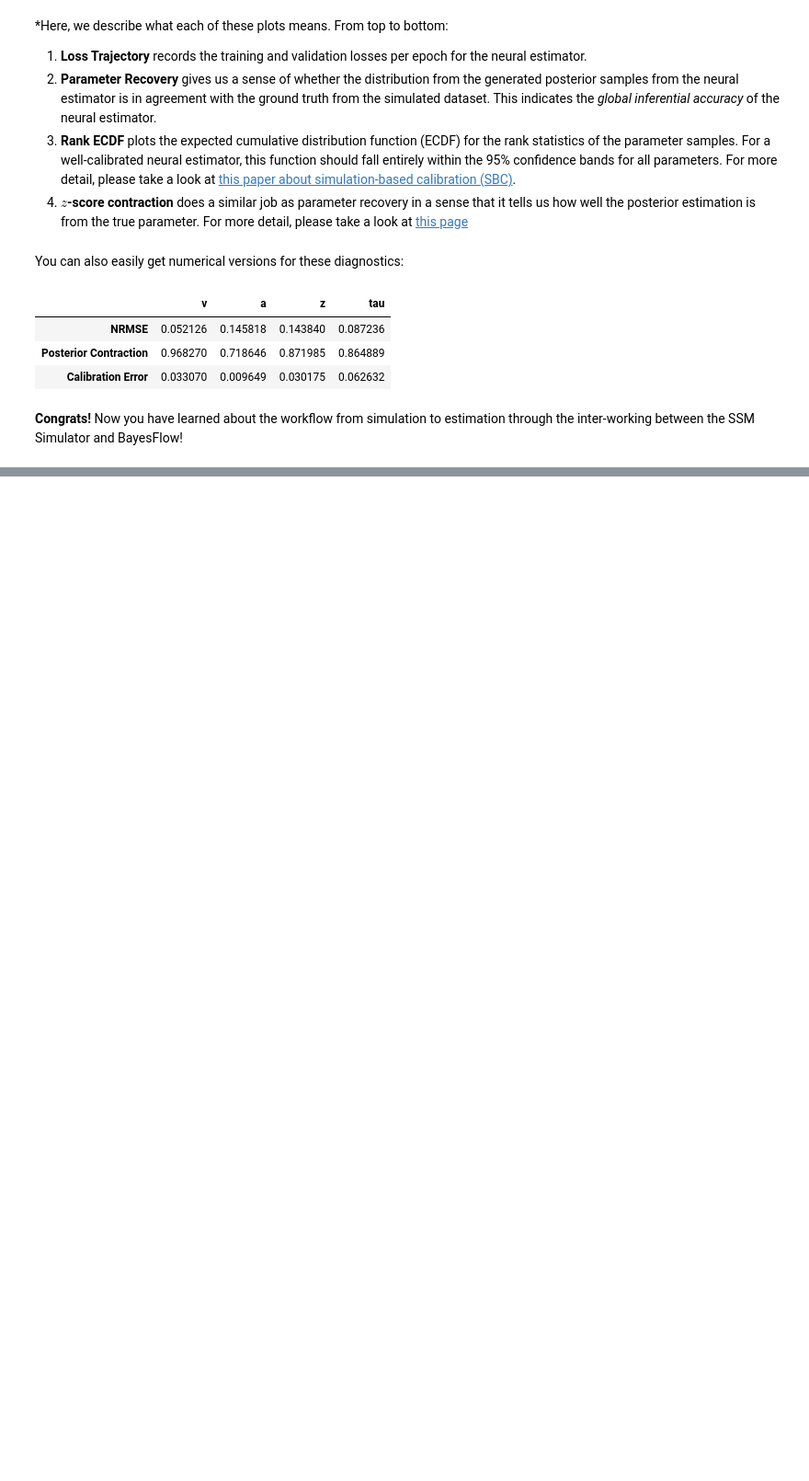
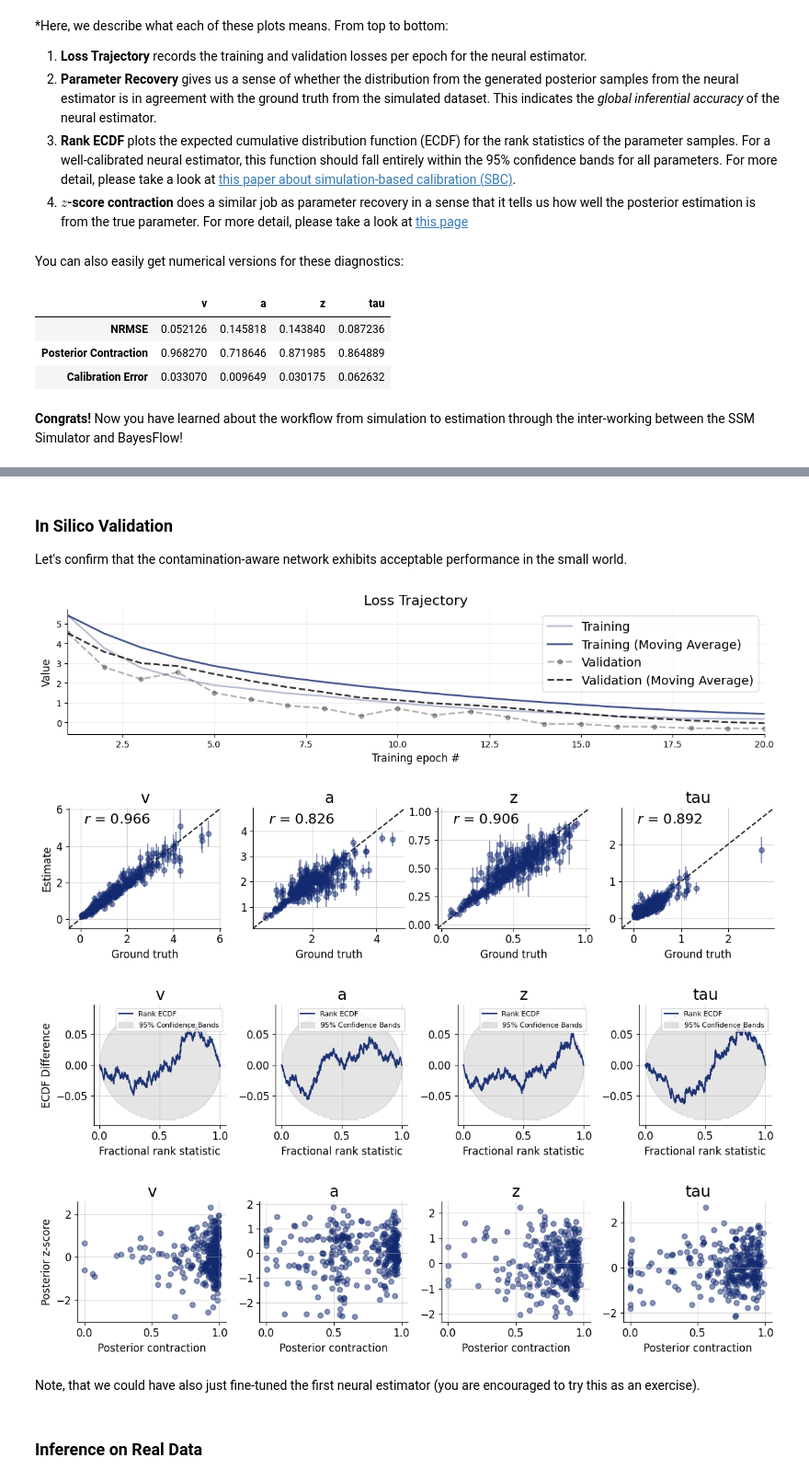
Before and after one commit to bayesflow-org/bayesflow_workshops, a Jupyter notebook: carney_comp_2025/notebooks/ssms_bayesflow.ipynb, the cells around one changed output, grey strips where cells are left out. Shown at 92% size. Saved outputs shown, nothing was run; the diff lists cells and outputs as text; code cells hidden in the pictures; blank space fills up the shorter version.

```diff
--- a/carney_comp_2025/notebooks/ssms_bayesflow.ipynb
+++ b/carney_comp_2025/notebooks/ssms_bayesflow.ipynb
@@ -368,0 +419,22 @@ simulator = bf.make_simulator([priors, extended_ddm_simulator])
+# %%
+# Use the same setup as above
+summary_net = bf.networks.SetTransformer(embed_dims=(32, 32), mlp_widths=(32, 32))
+inference_net = bf.networks.CouplingFlow(depth=2, transform="spline", permutation="orthogonal")
+
+# Package as a workflow
+workflow = bf.BasicWorkflow(
+    simulator=simulator,
+    adapter=adapter,
+    summary_network=summary_net,
+    inference_network=inference_net,
+    standardize=None
+)
+# %%
+contaminated_training_data = workflow.simulate(5000)
+# %%
+history = workflow.fit_offline(
+    data=contaminated_training_data,
+    epochs=20,
+    batch_size=32,
+    validation_data=contaminated_test_data
+)
@@ -368,0 +461,21 @@ simulator = bf.make_simulator([priors, extended_ddm_simulator])
+# %% [markdown]
+### In Silico Validation
+
+Let's confirm that the contamination-aware network exhibits acceptable performance in the small world.
+# %%
+figures = workflow.plot_default_diagnostics(
+    test_data=contaminated_test_data,
+    loss_kwargs={"figsize": (12, 3), "label_fontsize": 12},
+    recovery_kwargs={"figsize": (12, 3), "label_fontsize": 12},
+    calibration_ecdf_kwargs={"figsize": (12, 3), "legend_fontsize": 8, "difference": True, "label_fontsize": 12},
+    z_score_contraction_kwargs={"figsize": (12, 3), "label_fontsize": 12}
+)
+# %% [output]
+[figure, added]
+[figure, added]
+[figure, added]
+[figure, added]
+# %% [markdown]
+Note, that we could have also just fine-tuned the first neural estimator (you are encouraged to try this as an exercise).
+# %% [markdown]
+### Inference on Real Data
```
Also changed, not shown: parts of 20 cells of this notebook.
